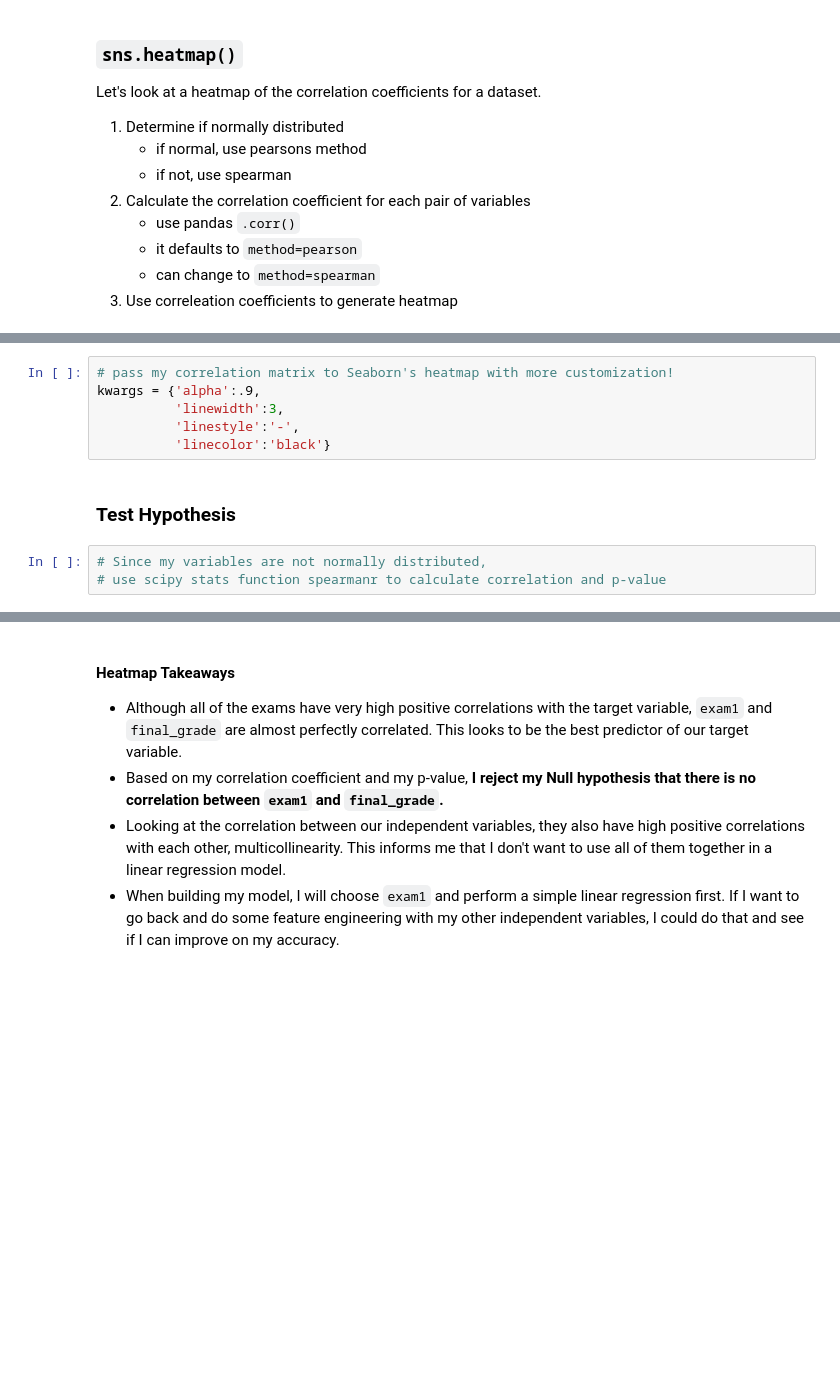
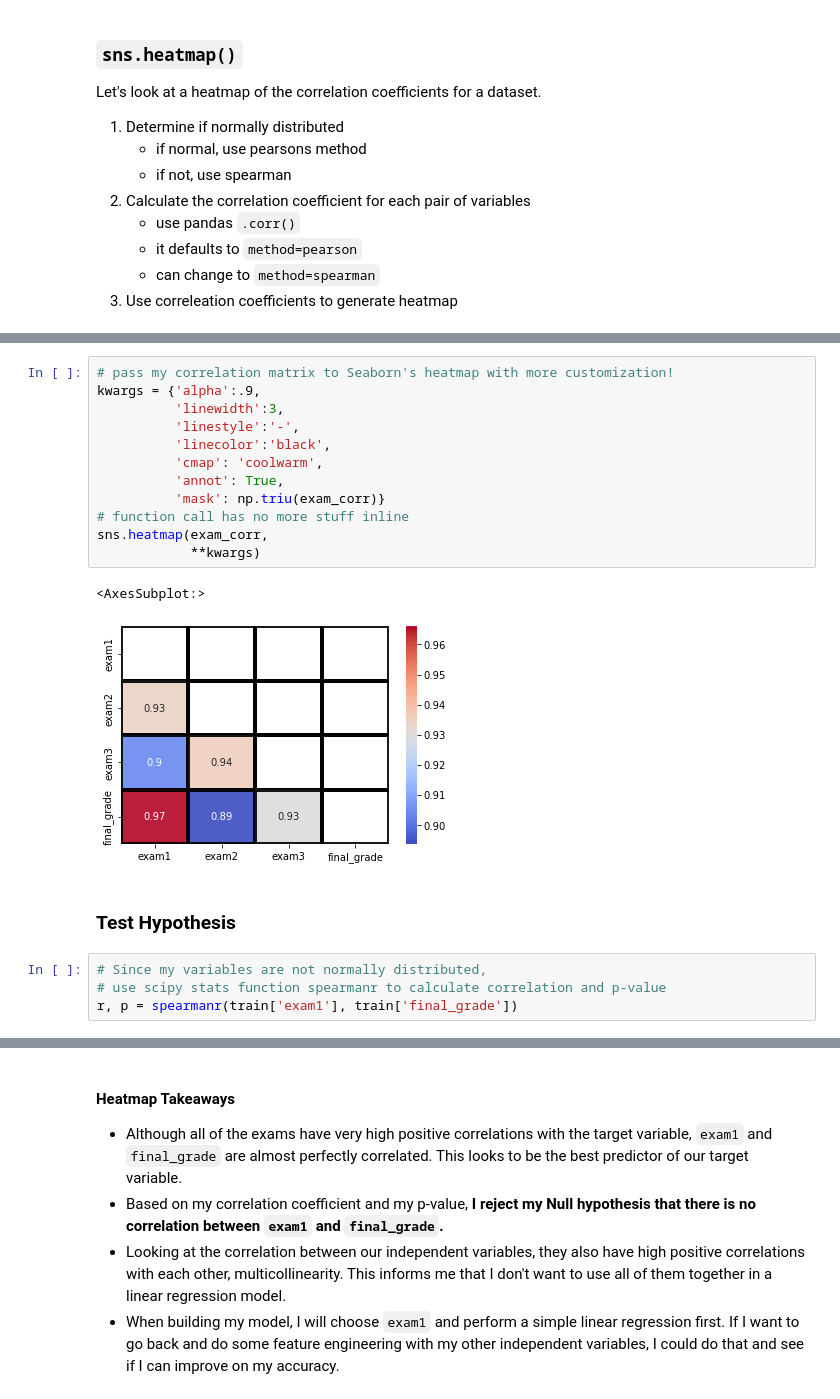
Before and after one commit to CodeupClassroom/oneil-regression, a Jupyter notebook: explore_lesson.ipynb, the cells around one changed output, grey strips where cells are left out. Cells and saved outputs as stored; diff of their text form; blank space fills up the shorter version.

```diff
--- a/explore_lesson.ipynb
+++ b/explore_lesson.ipynb
@@ -143,11 +307,21 @@ exam_corr =
 # %%
 # pass my correlation matrix to Seaborn's heatmap with more customization!
 kwargs = {'alpha':.9,
           'linewidth':3,
           'linestyle':'-',
-          'linecolor':'black'}
+          'linecolor':'black',
+          'cmap': 'coolwarm',
+          'annot': True,
+          'mask': np.triu(exam_corr)}
+# function call has no more stuff inline
+sns.heatmap(exam_corr,
+            **kwargs)
+# %% [output]
+<AxesSubplot:>
+[figure, added]
 # %% [markdown]
 ### Test Hypothesis
 # %%
 # Since my variables are not normally distributed,
 # use scipy stats function spearmanr to calculate correlation and p-value
+r, p = spearmanr(train['exam1'], train['final_grade'])
```
Also changed, not shown: parts of 66 cells of this notebook.
